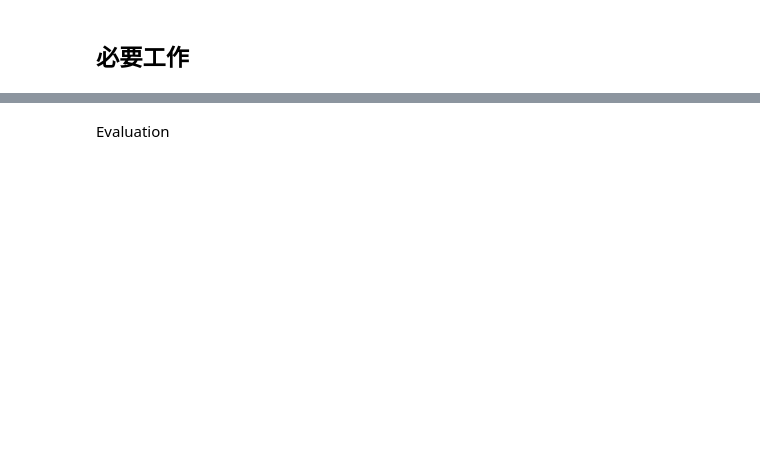
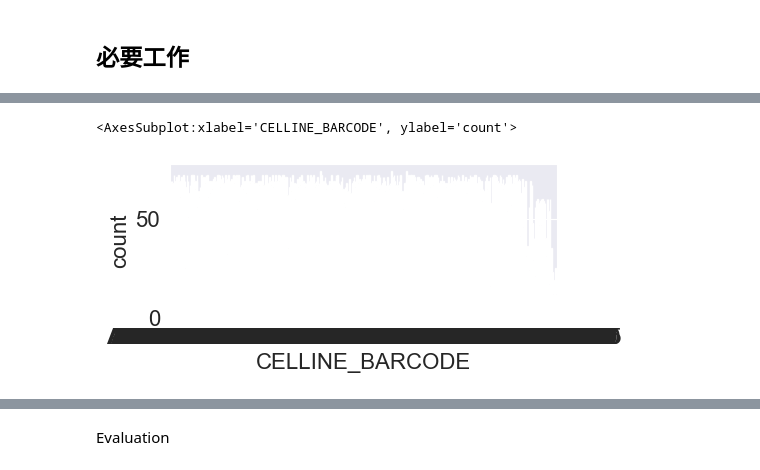
Before and after one commit to mglnbk/MGNet, a Jupyter notebook: analysis.ipynb, the cells around one changed output, grey strips where cells are left out. Drawn from its saved outputs; the diff is of its cells as text; code cells hidden in the pictures; blank space fills up the shorter version.

```diff
--- a/analysis.ipynb
+++ b/analysis.ipynb
@@ -91,0 +122,6 @@ Done!
+# %%
+plt.subplots(figsize=(5,2))
+sns.countplot(ds.processed_experiment[ds.processed_experiment['SAMPLE_BARCODE'].isin(test+validation)]['CELLINE_BARCODE'])
+# %% [output]
+<AxesSubplot:xlabel='CELLINE_BARCODE', ylabel='count'>
+[figure, added]
```
Also changed, not shown: parts of 133 cells of this notebook, 51 other files.
